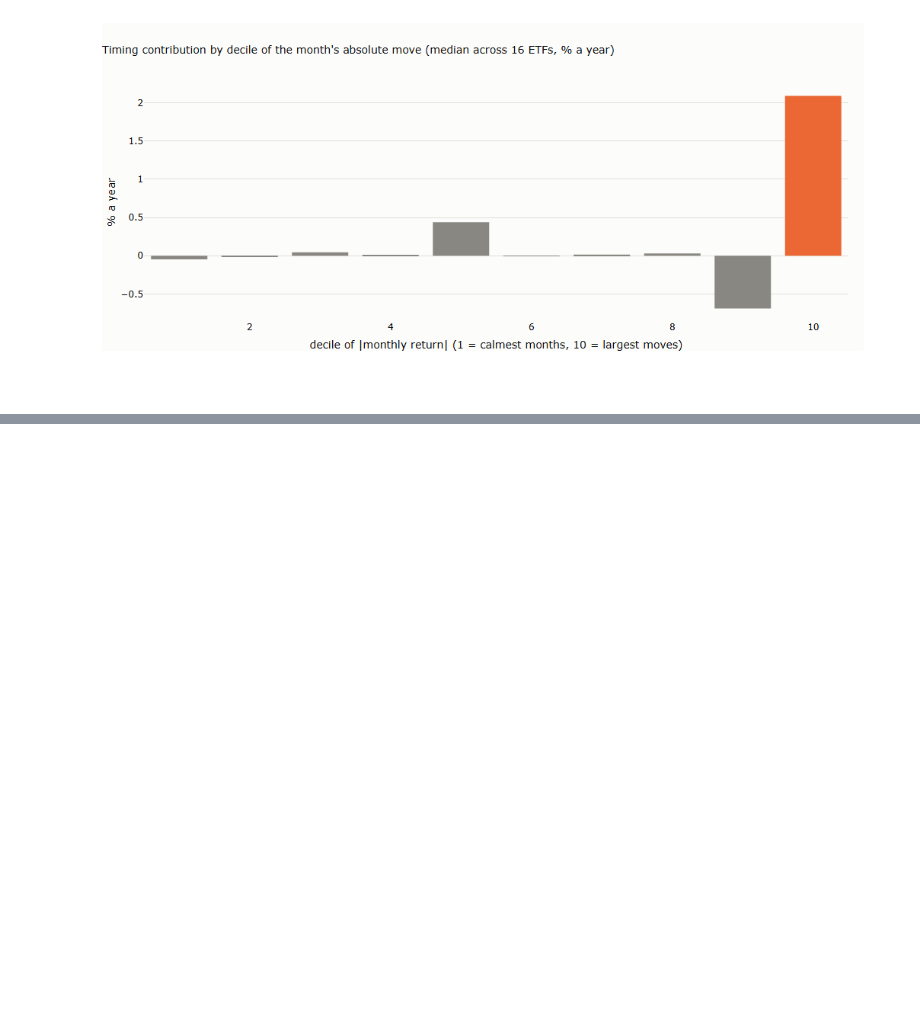
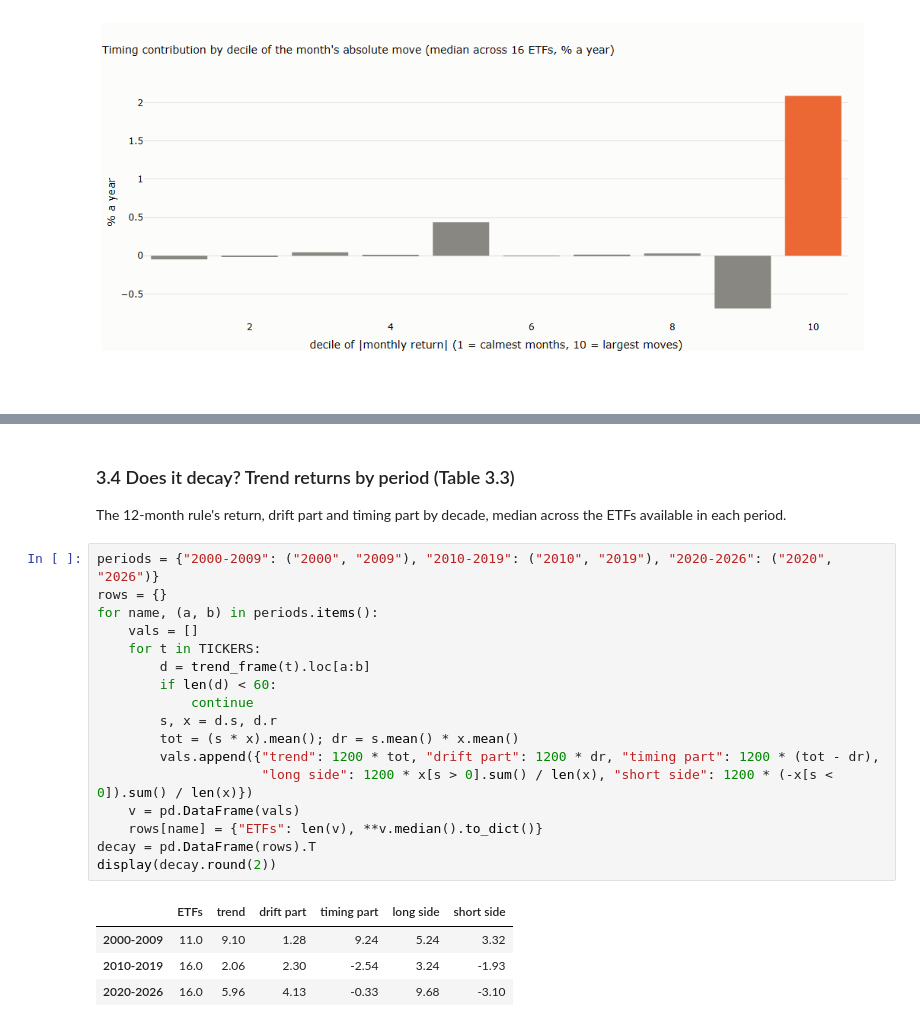
Before and after one commit to MaxGnesi/systematic-trading-notes, a Jupyter notebook: lectures/05-what-trend-following-captures/05_what_trend_following_captures.ipynb, the cells around one changed output, grey strips where cells are left out. Cells and saved outputs as stored; diff of their text form; blank space fills up the shorter version.

```diff
--- a/lectures/05-what-trend-following-captures/05_what_trend_following_captures.ipynb
+++ b/lectures/05-what-trend-following-captures/05_what_trend_following_captures.ipynb
@@ -259,0 +339,26 @@ fig
+# %% [markdown]
+### 3.4 Does it decay? Trend returns by period (Table 3.3)
+
+The 12-month rule's return, drift part and timing part by decade, median across the ETFs available in each period.
+# %%
+periods = {"2000-2009": ("2000", "2009"), "2010-2019": ("2010", "2019"), "2020-2026": ("2020", "2026")}
+rows = {}
+for name, (a, b) in periods.items():
+    vals = []
+    for t in TICKERS:
+        d = trend_frame(t).loc[a:b]
+        if len(d) < 60:
+            continue
+        s, x = d.s, d.r
+        tot = (s * x).mean(); dr = s.mean() * x.mean()
+        vals.append({"trend": 1200 * tot, "drift part": 1200 * dr, "timing part": 1200 * (tot - dr),
+                     "long side": 1200 * x[s > 0].sum() / len(x), "short side": 1200 * (-x[s < 0]).sum() / len(x)})
+    v = pd.DataFrame(vals)
+    rows[name] = {"ETFs": len(v), **v.median().to_dict()}
+decay = pd.DataFrame(rows).T
+display(decay.round(2))
+# %% [output]
+|  | ETFs | trend | drift part | timing part | long side | short side |
+| 2000-2009 | 11.0 | 9.10 | 1.28 | 9.24 | 5.24 | 3.32 |
+| 2010-2019 | 16.0 | 2.06 | 2.30 | -2.54 | 3.24 | -1.93 |
+| 2020-2026 | 16.0 | 5.96 | 4.13 | -0.33 | 9.68 | -3.10 |
```
Also changed, not shown: parts of 6 cells of this notebook, 1 other file.
